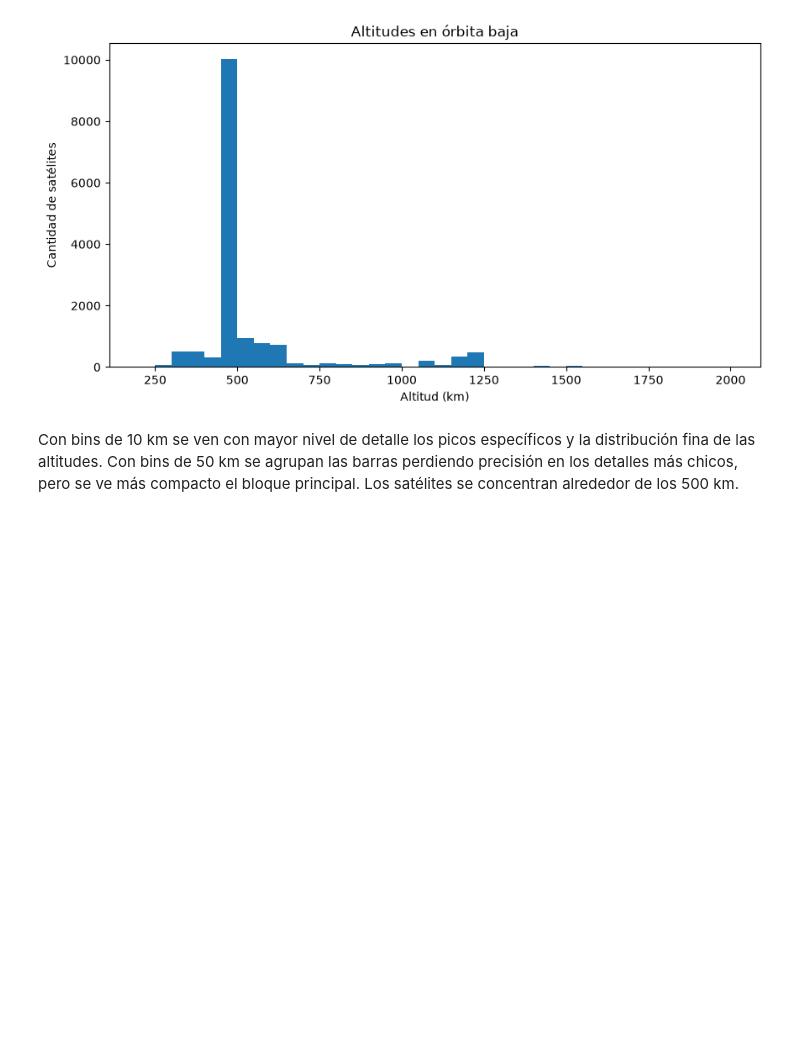
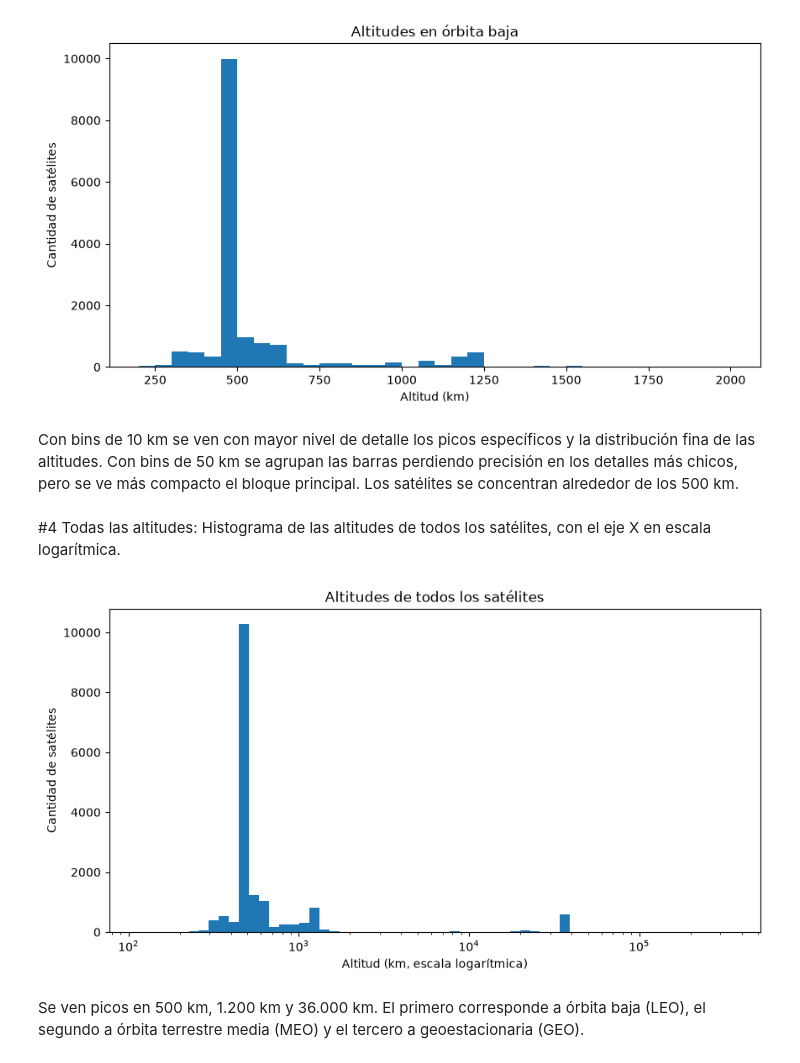
Before and after one commit to rubencea12-blip/Trabajo-Proyecto-Satelites, a Jupyter notebook: informe.ipynb, the cells around one changed output. Saved outputs shown, nothing was run; the diff lists cells and outputs as text; code cells hidden in the pictures; blank space fills up the shorter version.

```diff
--- a/informe.ipynb
+++ b/informe.ipynb
@@ -212,3 +212,14 @@ histograma_altitudes_leo(satelites, "leo_50.png", ancho_bin=50)
 [figure]
 # %% [markdown]
 Con bins de 10 km se ven con mayor nivel de detalle los picos específicos y la distribución fina de las altitudes. Con bins de 50 km se agrupan las barras perdiendo precisión en los detalles más chicos, pero se ve más compacto el bloque principal. Los satélites se concentran alrededor de los 500 km.
+# %% [markdown]
+#4 Todas las altitudes:
+Histograma de las altitudes de todos los satélites, con el eje X en escala logarítmica.
+# %%
+from graficos import histograma_altitudes_log
+
+histograma_altitudes_log(satelites, "altitudes_log.png")
+# %% [output]
+[figure, added]
+# %% [markdown]
+Se ven picos en 500 km, 1.200 km y 36.000 km. El primero corresponde a órbita baja (LEO), el segundo a órbita terrestre media (MEO) y el tercero a geoestacionaria (GEO).
```
Also changed, not shown: parts of 6 cells of this notebook.
